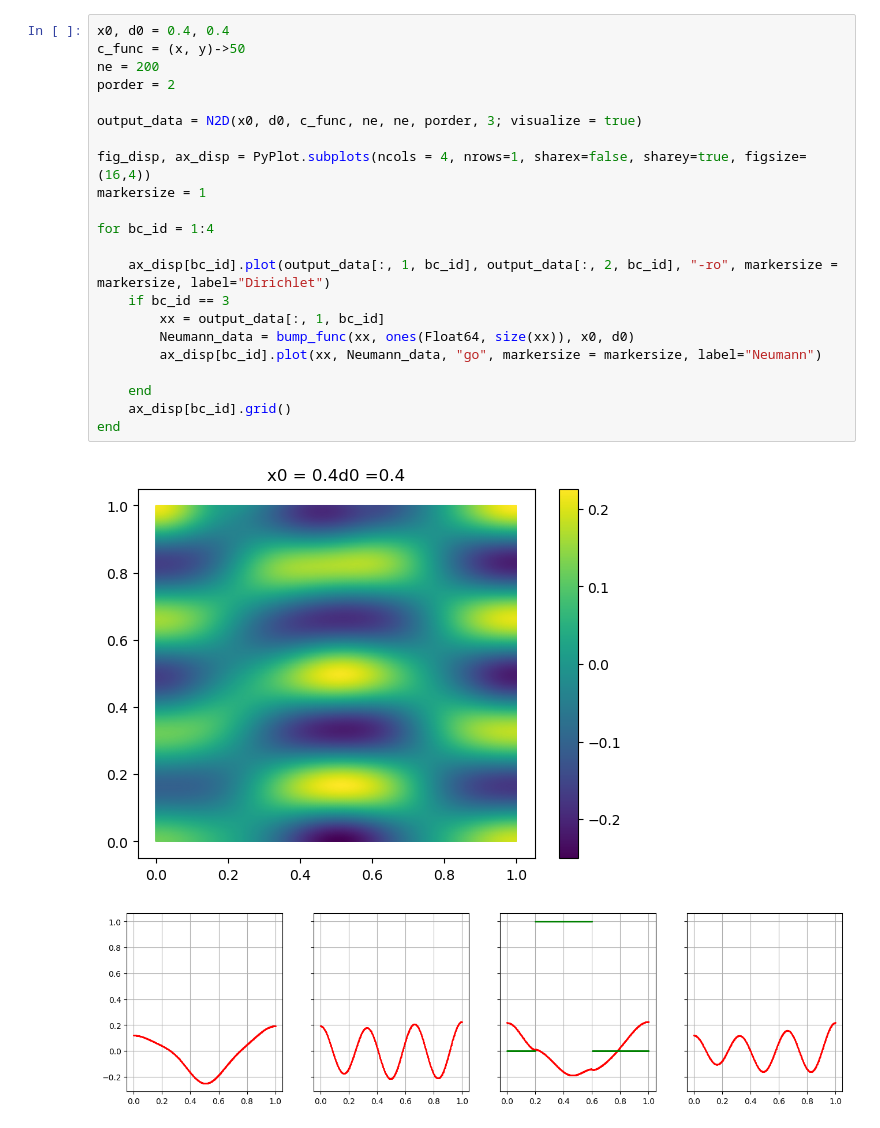
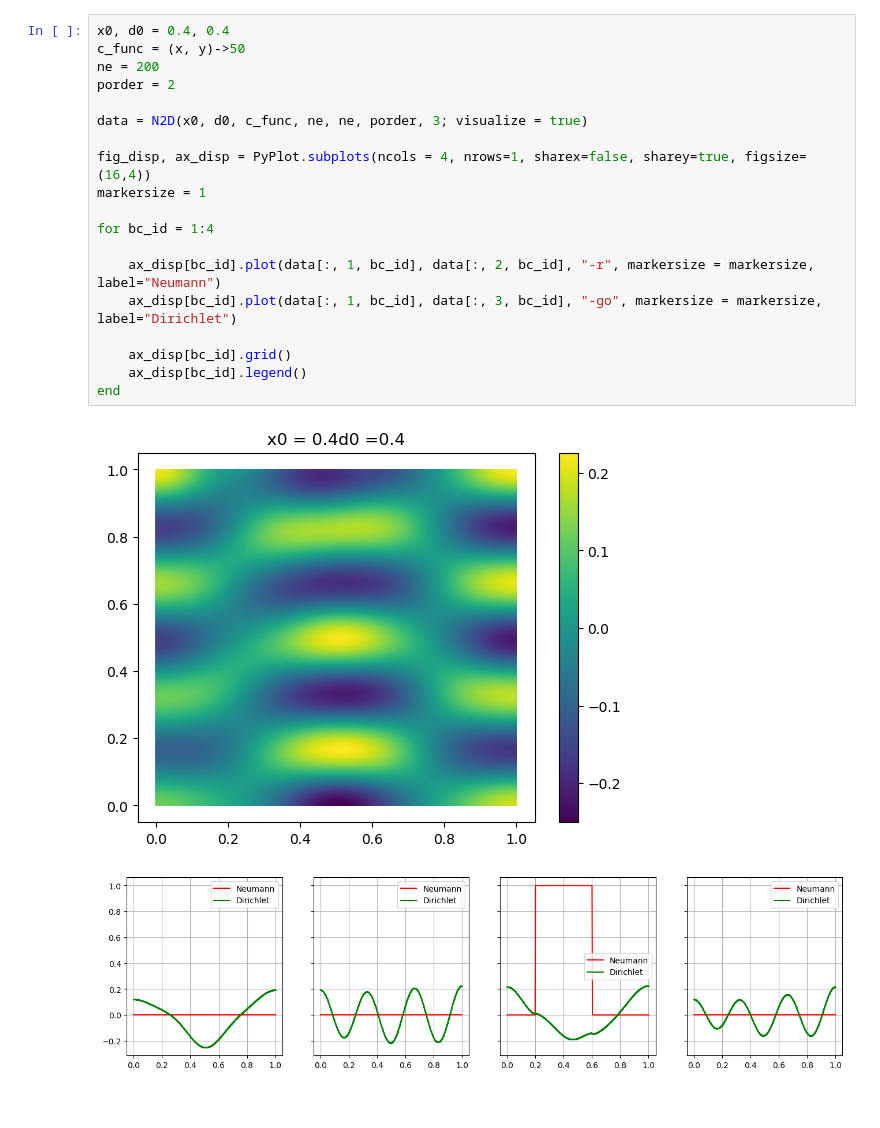
Before and after one commit to Zhengyu-Huang/Operator-Learning, a Jupyter notebook: nn/Box_N2D.ipynb, the cells around one changed output. Drawn from its saved outputs; the diff is of its cells as text.

```diff
--- a/nn/Box_N2D.ipynb
+++ b/nn/Box_N2D.ipynb
@@ -17,28 +17,25 @@ The ouput is a $N_p \times 2 \times 4$ tensor, Dirichlet results on four boundar
 # %%
 x0, d0 = 0.4, 0.4
 c_func = (x, y)->50
 ne = 200
 porder = 2
 
-output_data = N2D(x0, d0, c_func, ne, ne, porder, 3; visualize = true)
+data = N2D(x0, d0, c_func, ne, ne, porder, 3; visualize = true)
 
 fig_disp, ax_disp = PyPlot.subplots(ncols = 4, nrows=1, sharex=false, sharey=true, figsize=(16,4))
 markersize = 1
 
 for bc_id = 1:4
 
-    ax_disp[bc_id].plot(output_data[:, 1, bc_id], output_data[:, 2, bc_id], "-ro", markersize = markersize, label="Dirichlet")
-    if bc_id == 3
-        xx = output_data[:, 1, bc_id]
-        Neumann_data = bump_func(xx, ones(Float64, size(xx)), x0, d0)
-        ax_disp[bc_id].plot(xx, Neumann_data, "go", markersize = markersize, label="Neumann")
+    ax_disp[bc_id].plot(data[:, 1, bc_id], data[:, 2, bc_id], "-r", markersize = markersize, label="Neumann")
+    ax_disp[bc_id].plot(data[:, 1, bc_id], data[:, 3, bc_id], "-go", markersize = markersize, label="Dirichlet")
 
-    end
     ax_disp[bc_id].grid()
+    ax_disp[bc_id].legend()
 end
 # %% [output]
 [figure]
-[figure, old version]
+[figure, new version]
 # %% [markdown]
 # Generate Dirichlet results for box setup
 
```
Also changed, not shown: parts of 9 cells of this notebook, 1 other file.
